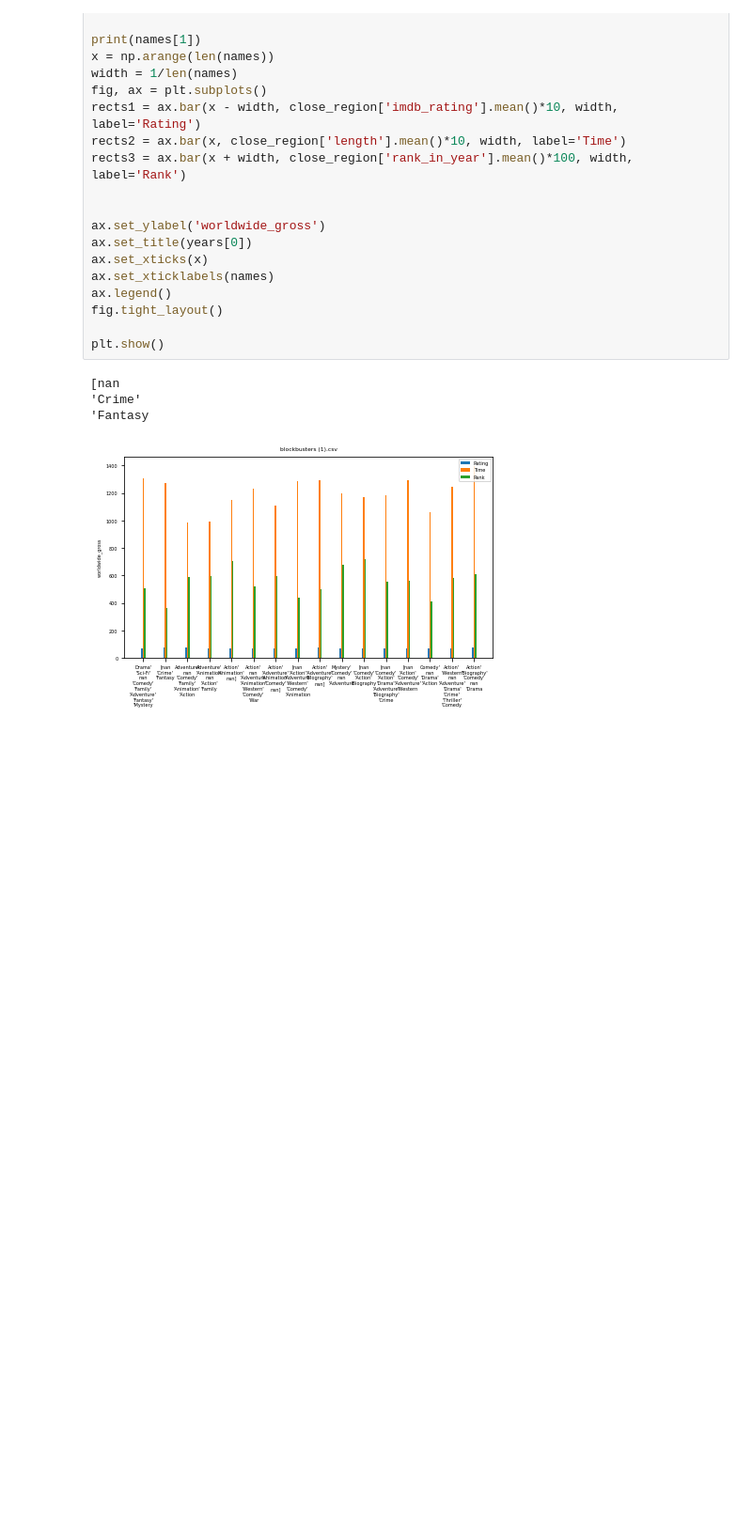
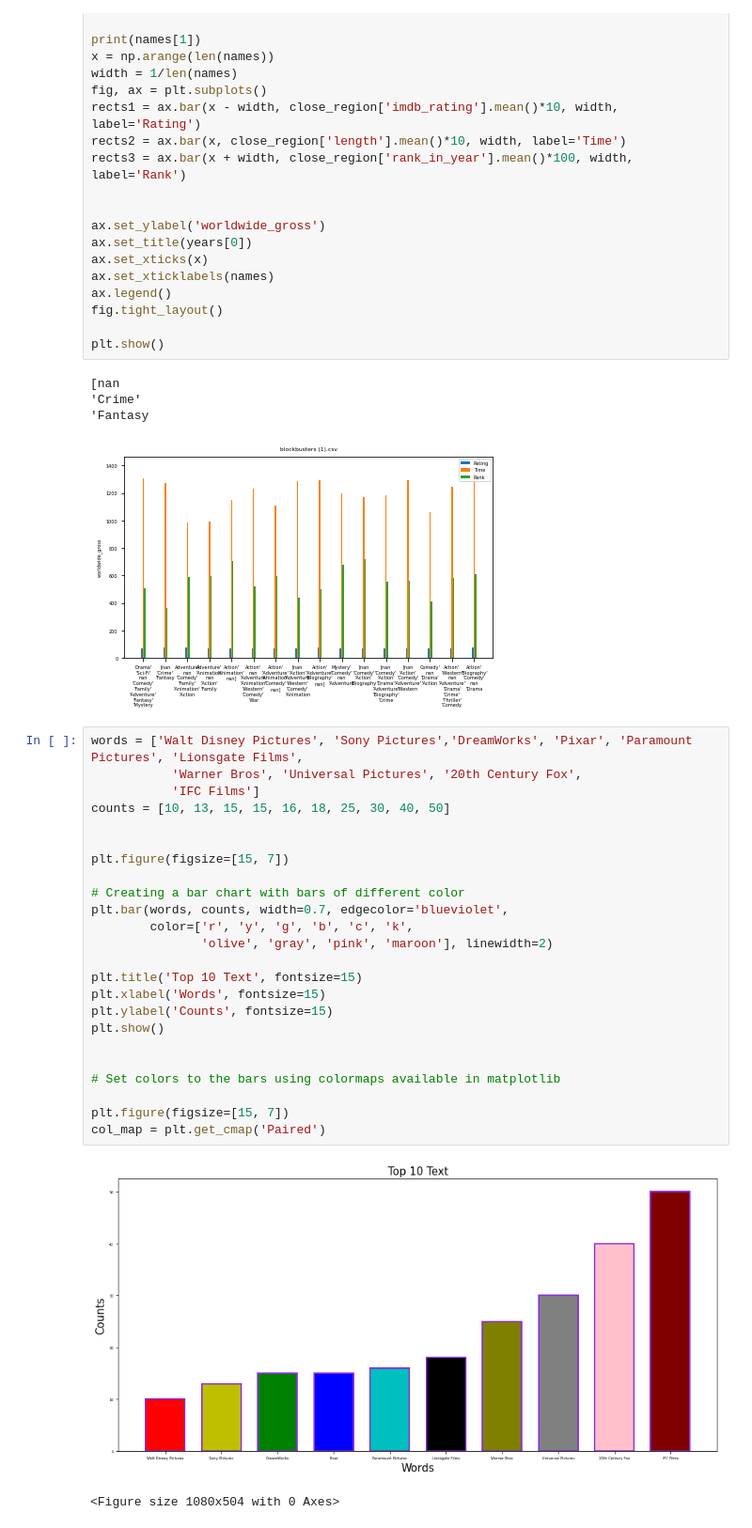
Before and after one commit to dlb007/Vox, a Jupyter notebook: Assignment # 8x.ipynb, the cells around one changed output. Shown at 94% size. Cells and saved outputs as stored; diff of their text form; blank space fills up the shorter version.

```diff
--- a/Assignment # 8x.ipynb
+++ b/Assignment # 8x.ipynb
@@ -250,3 +250,30 @@ plt.show()
 'Crime'
 'Fantasy
 [figure]
+# %%
+words = ['Walt Disney Pictures', 'Sony Pictures','DreamWorks', 'Pixar', 'Paramount Pictures', 'Lionsgate Films',
+           'Warner Bros', 'Universal Pictures', '20th Century Fox',
+           'IFC Films']
+counts = [10, 13, 15, 15, 16, 18, 25, 30, 40, 50]
+
+
+plt.figure(figsize=[15, 7])
+
+# Creating a bar chart with bars of different color
+plt.bar(words, counts, width=0.7, edgecolor='blueviolet',
+        color=['r', 'y', 'g', 'b', 'c', 'k',
+               'olive', 'gray', 'pink', 'maroon'], linewidth=2)
+
+plt.title('Top 10 Text', fontsize=15)
+plt.xlabel('Words', fontsize=15)
+plt.ylabel('Counts', fontsize=15)
+plt.show()
+
+
+# Set colors to the bars using colormaps available in matplotlib
+
+plt.figure(figsize=[15, 7])
+col_map = plt.get_cmap('Paired')
+# %% [output]
+[figure, added]
+<Figure size 1080x504 with 0 Axes>
```
Also changed, not shown: parts of 2 cells of this notebook.
